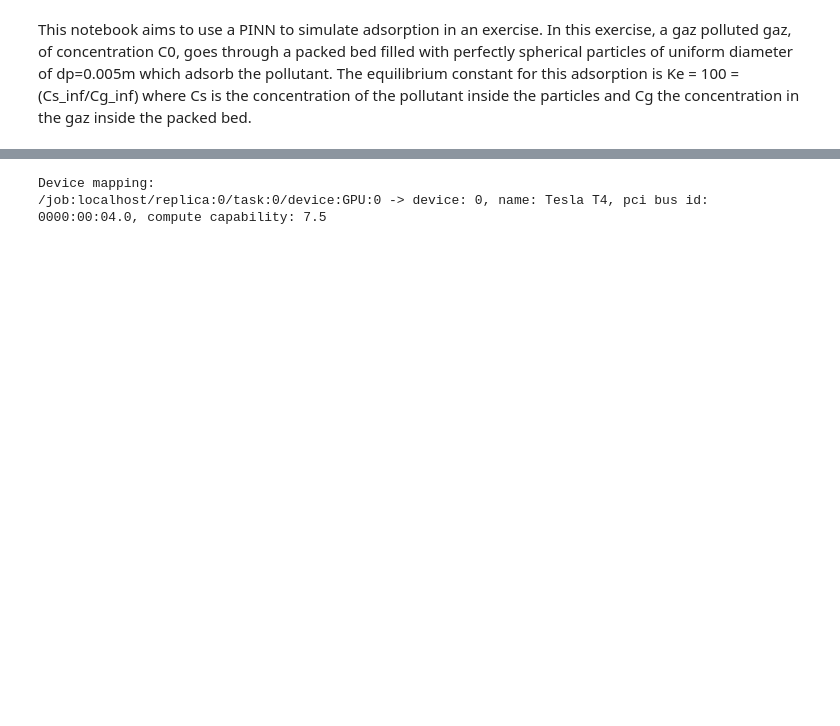
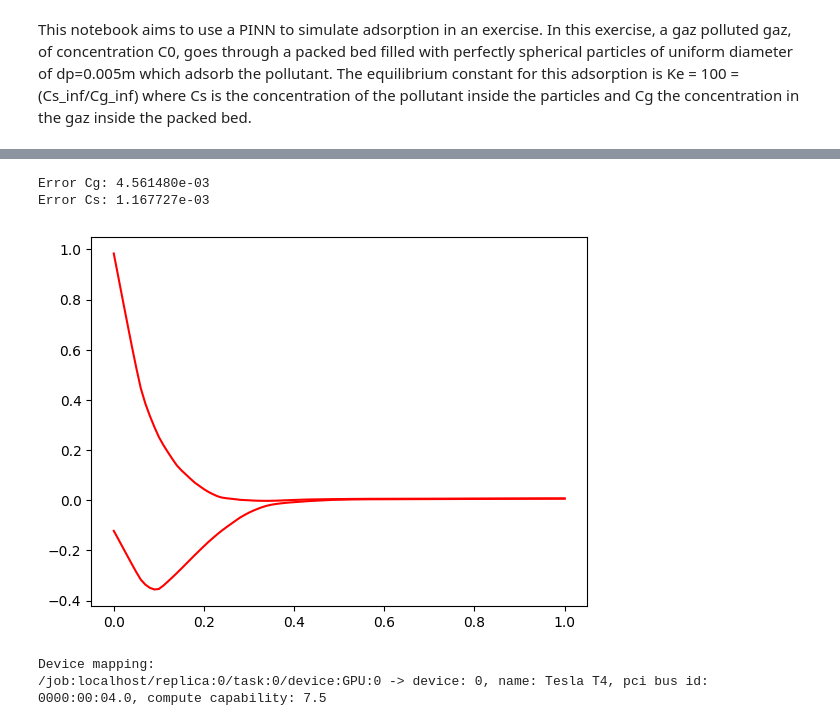
Before and after one commit to Giraud-Pierre/PINN_for_SEDMES, a Jupyter notebook: main/main.ipynb, the cells around one changed output, grey strips where cells are left out. Cells and saved outputs as stored; diff of their text form; code cells hidden in the pictures; blank space fills up the shorter version.

Commit message:
Predict Works + Data class + initial condition datan TODO: ResNET for PINN paper SelfAdaptLR LossFunctionWeights StiffGradients

```diff
--- a/main/main.ipynb
+++ b/main/main.ipynb
@@ -372,0 +464,8 @@ class AdsorptionPINN:
+# %%
+initial_conditions = None
+initial_conditions = Interpolate_CgCs_on_x(x,
+                                       exact_Cg[0].reshape(exact_Cg.shape[1],1),
+                                       exact_Cs[0].reshape(exact_Cs.shape[1],1),
+                                        [lb[0], ub[0]],
+                                         [1,100,100,100,100,2])
+initial_conditions.train(100)
@@ -373,3 +486,18 @@ class AdsorptionPINN:
+# %%
+Cg_pred, Cs_pred = initial_conditions.predict(x, None)
+
+plt.figure()
+plt.plot(x, Cg_pred, 'r', label = "Cg")
+plt.plot(x, Cs_pred, 'r', label = "Cs")
+
+error_Cg = np.linalg.norm(exact_Cg[0].flatten()[:,None]-Cg_pred.flatten()[:,None],2)/np.linalg.norm(exact_Cg.flatten()[:,None],2)
+error_Cs = np.linalg.norm(exact_Cs[0].flatten()[:,None]-Cs_pred.flatten()[:,None],2)/np.linalg.norm(exact_Cs.flatten()[:,None],2)
+print('Error Cg: %e' % (error_Cg))
+print('Error Cs: %e' % (error_Cs))
+# %% [output]
+Error Cg: 4.561480e-03
+Error Cs: 1.167727e-03
+[figure, added]
 # %%
 if __name__ == "__main__":
   # PINN model
```
Also changed, not shown: parts of 11 cells of this notebook.
